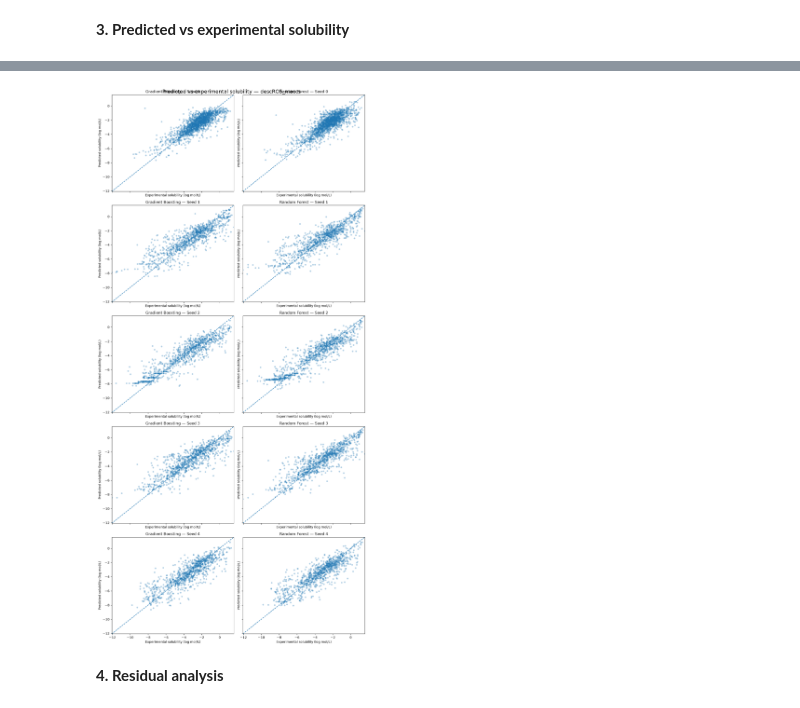
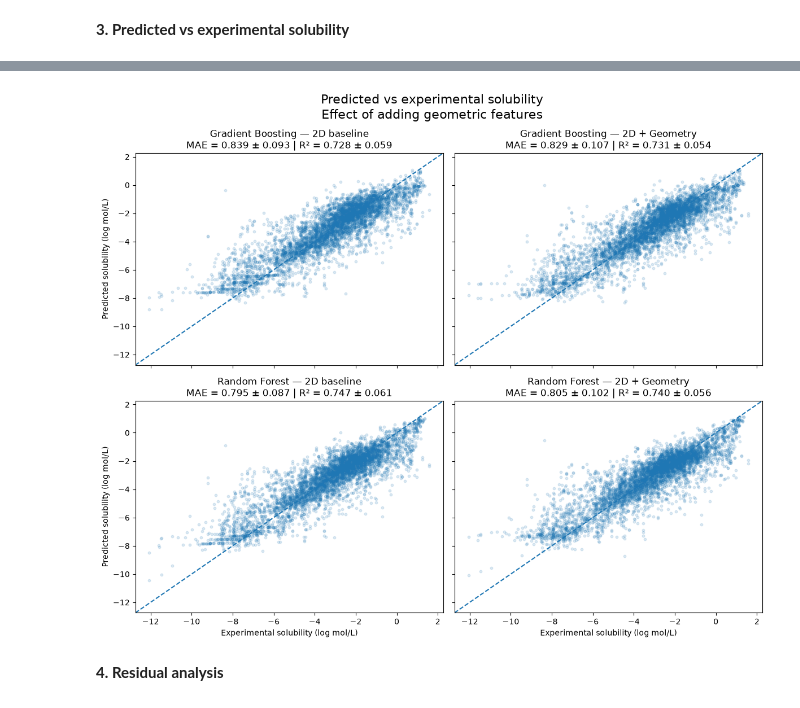
Before and after one commit to alexcorbero/admet-ml, a Jupyter notebook: notebooks/05_model_evaluation.ipynb, the cells around one changed output, grey strips where cells are left out. Cells and saved outputs as stored; diff of their text form; code cells hidden in the pictures.

Commit message:
feat: Model evaluation using geometry+maccs+desc vs maccs+desc. TODO: Comment results

```diff
--- a/notebooks/05_model_evaluation.ipynb
+++ b/notebooks/05_model_evaluation.ipynb
@@ -163,0 +206,18 @@ max_val = max(
+# %%
+plot_metrics = (
+    metrics[
+        metrics["features"].isin(REPRESENTATIONS)
+        & metrics["model"].isin(MODELS)
+    ]
+    .groupby(["model", "features"])
+    .agg(
+        MAE_mean=("valid_MAE", "mean"),
+        MAE_std=("valid_MAE", "std"),
+        RMSE_mean=("valid_RMSE", "mean"),
+        RMSE_std=("valid_RMSE", "std"),
+        R2_mean=("valid_R2", "mean"),
+        R2_std=("valid_R2", "std"),
+    )
+)
+
+plot_metrics
@@ -164,65 +231,73 @@ max_val = max(
 # %%
 fig, axes = plt.subplots(
-    nrows=len(SEEDS),
-    ncols=len(MODELS),
-    figsize=(12, 25),
+    nrows=len(MODELS),
+    ncols=len(REPRESENTATIONS),
+    figsize=(12, 10),
     sharex=True,
     sharey=True,
 )
 
-for row, seed in enumerate(SEEDS):
-    for col, model_name in enumerate(MODELS):
+for row, (model_name, model_label) in enumerate(MODELS.items()):
+    for col, (
+        feature_name,
+        feature_label,
+    ) in enumerate(REPRESENTATIONS.items()):
 
         ax = axes[row, col]
 
         subset = plot_predictions[
-            (plot_predictions["seed"] == seed)
-            & (plot_predictions["model"] == model_name)
+            (plot_predictions["model"] == model_name)
+            & (plot_predictions["features"] == feature_name)
         ]
 
         ax.scatter(
             subset["y_true"],
             subset["y_pred"],
-            alpha=0.3,
-            s=15,
+            alpha=0.15,
+            s=10,
         )
 
         # Perfect prediction reference
         ax.plot(
             [min_val, max_val],
             [min_val, max_val],
             linestyle="--",
         )
 
         ax.set_xlim(min_val, max_val)
         ax.set_ylim(min_val, max_val)
 
-        model_title = (
-            "Gradient Boosting"
-            if model_name == "gradient_boosting"
-            else "Random Forest"
+        model_metrics = plot_metrics.loc[
+            (model_name, feature_name)
+        ]
+
+        ax.set_title(
+            f"{model_label} — {feature_label}\n"
+            f"MAE = {model_metrics['MAE_mean']:.3f} "
+            f"± {model_metrics['MAE_std']:.3f} | "
+            f"R² = {model_metrics['R2_mean']:.3f} "
+            f"± {model_metrics['R2_std']:.3f}"
         )
 
-        ax.set_title(
-            f"{model_title} — Seed {seed}"
-        )
+        if row == len(MODELS) - 1:
+            ax.set_xlabel(
+                "Experimental solubility (log mol/L)"
+            )
 
-        ax.set_xlabel(
-            "Experimental solubility (log mol/L)"
-        )
-
-        ax.set_ylabel(
-            "Predicted solubility (log mol/L)"
-        )
+        if col == 0:
+            ax.set_ylabel(
+                "Predicted solubility (log mol/L)"
+            )
 
 fig.suptitle(
-    f"Predicted vs experimental solubility — {FEATURE_NAME}",
+    "Predicted vs experimental solubility\n"
+    "Effect of adding geometric features",
     fontsize=16,
 )
 
 plt.tight_layout()
 plt.show()
 # %% [output]
-[figure, old version]
+[figure, new version]
 # %% [markdown]
 **4. Residual analysis**
```
Also changed, not shown: parts of 34 cells of this notebook.
